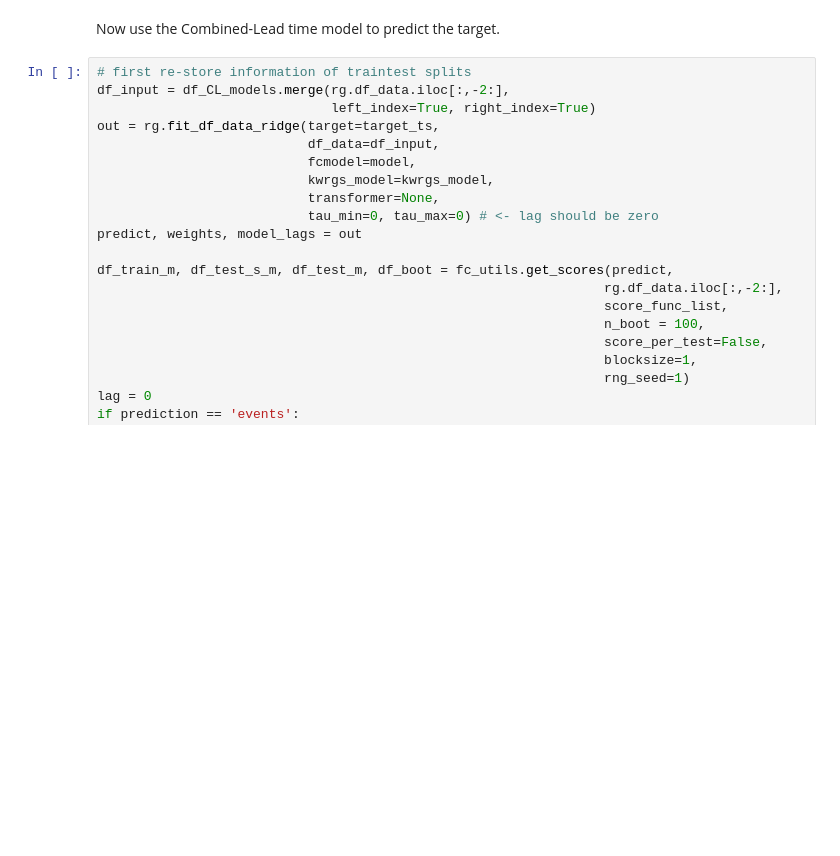
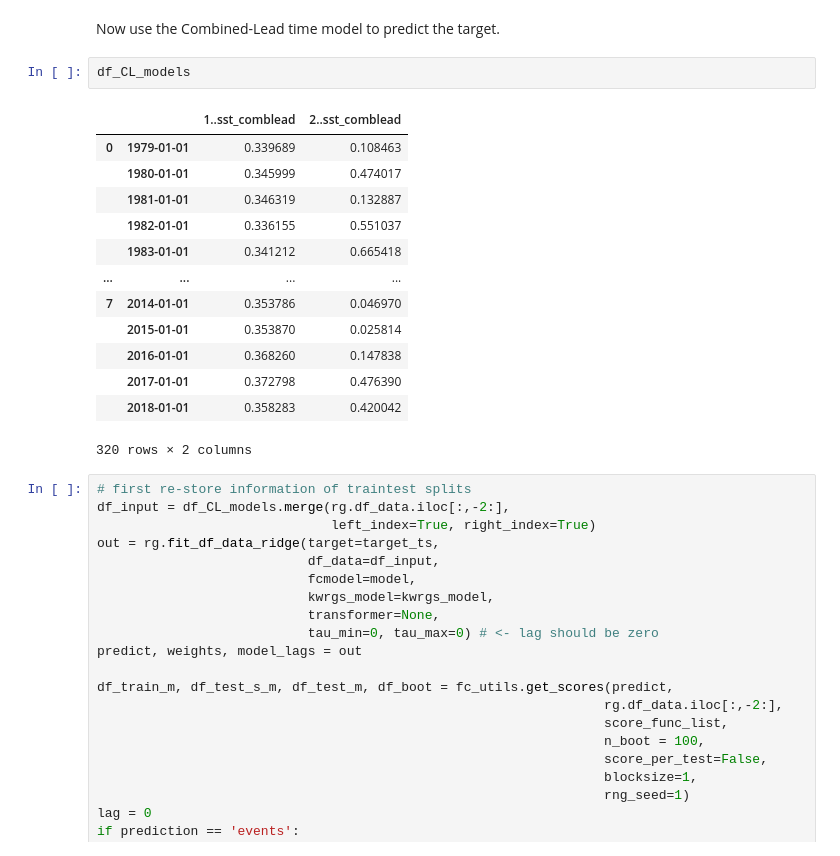
Before and after one commit to AI4S2S/proto, a Jupyter notebook: seasonal_mode.ipynb, the cells around one changed output. Drawn from its saved outputs; the diff is of its cells as text; blank space fills up the shorter version.

```diff
--- a/seasonal_mode.ipynb
+++ b/seasonal_mode.ipynb
@@ -506,6 +519,22 @@ for region in precursor_regions:
 df_CL_models = pd.concat(collect_CL_models, axis=1)
 # %% [markdown]
 Now use the Combined-Lead time model to predict the target.
+# %%
+df_CL_models
+# %% [output]
+|  |  | 1..sst_comblead | 2..sst_comblead |
+| 0 | 1979-01-01 | 0.339689 | 0.108463 |
+|  | 1980-01-01 | 0.345999 | 0.474017 |
+|  | 1981-01-01 | 0.346319 | 0.132887 |
+|  | 1982-01-01 | 0.336155 | 0.551037 |
+|  | 1983-01-01 | 0.341212 | 0.665418 |
+| ... | ... | ... | ... |
+| 7 | 2014-01-01 | 0.353786 | 0.046970 |
+|  | 2015-01-01 | 0.353870 | 0.025814 |
+|  | 2016-01-01 | 0.368260 | 0.147838 |
+|  | 2017-01-01 | 0.372798 | 0.476390 |
+|  | 2018-01-01 | 0.358283 | 0.420042 |
+320 rows × 2 columns
 # %%
 # first re-store information of traintest splits
 df_input = df_CL_models.merge(rg.df_data.iloc[:,-2:],
```
Also changed, not shown: parts of 19 cells of this notebook, 2 other files.
